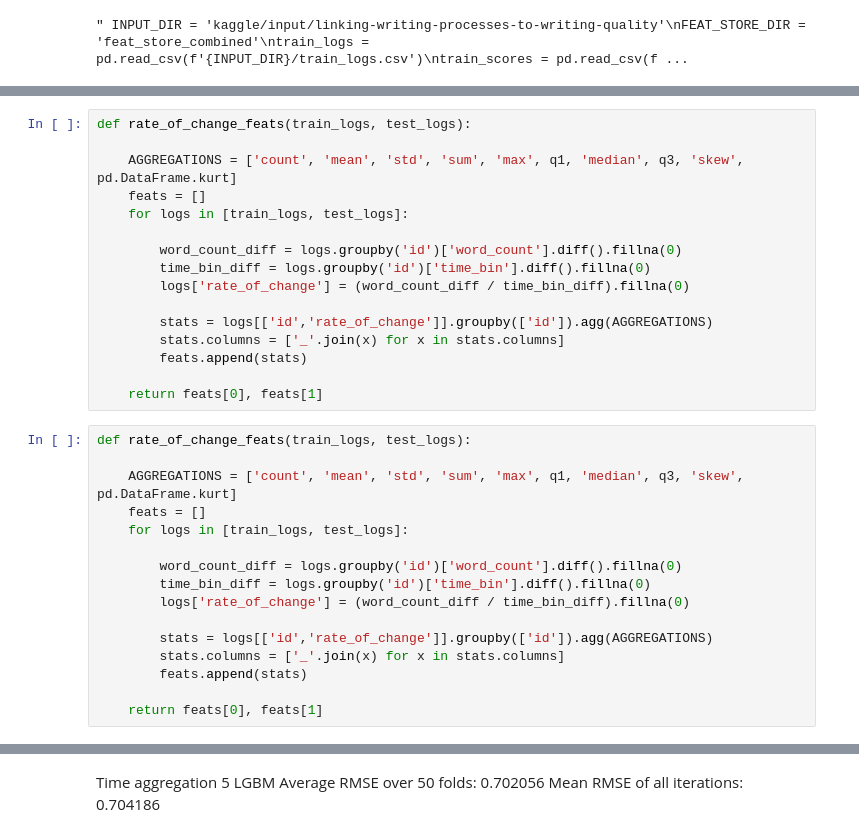
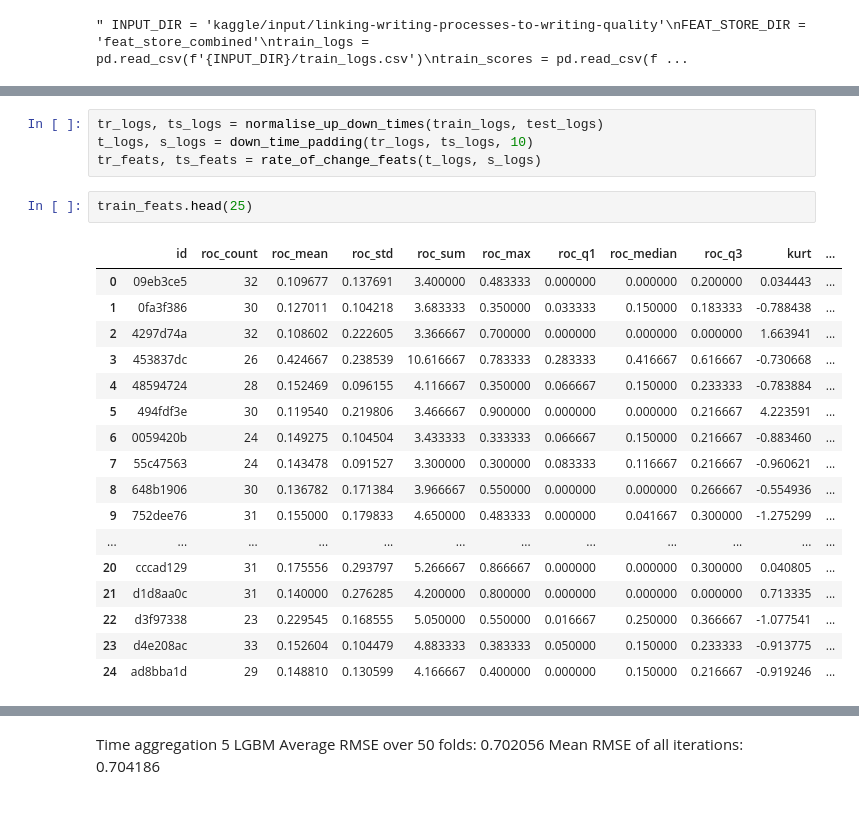
Before and after one commit to uallende/linking_writing_quality, a Jupyter notebook: EDA.ipynb, the cells around one changed output, grey strips where cells are left out. Saved outputs shown, nothing was run; the diff lists cells and outputs as text; blank space fills up the shorter version.

```diff
--- a/EDA.ipynb
+++ b/EDA.ipynb
@@ -479,33 +27,25 @@ def down_time_padding(train_logs, test_logs, time_agg):
-# %%
-def rate_of_change_feats(train_logs, test_logs):
-
-    AGGREGATIONS = ['count', 'mean', 'std', 'sum', 'max', q1, 'median', q3, 'skew', pd.DataFrame.kurt]
-    feats = []
-    for logs in [train_logs, test_logs]:
-
-        word_count_diff = logs.groupby('id')['word_count'].diff().fillna(0)
-        time_bin_diff = logs.groupby('id')['time_bin'].diff().fillna(0)
-        logs['rate_of_change'] = (word_count_diff / time_bin_diff).fillna(0)
-
-        stats = logs[['id','rate_of_change']].groupby(['id']).agg(AGGREGATIONS)
-        stats.columns = ['_'.join(x) for x in stats.columns]
-        feats.append(stats)
-
-    return feats[0], feats[1]
-# %%
-def rate_of_change_feats(train_logs, test_logs):
-
-    AGGREGATIONS = ['count', 'mean', 'std', 'sum', 'max', q1, 'median', q3, 'skew', pd.DataFrame.kurt]
-    feats = []
-    for logs in [train_logs, test_logs]:
-
-        word_count_diff = logs.groupby('id')['word_count'].diff().fillna(0)
-        time_bin_diff = logs.groupby('id')['time_bin'].diff().fillna(0)
-        logs['rate_of_change'] = (word_count_diff / time_bin_diff).fillna(0)
-
-        stats = logs[['id','rate_of_change']].groupby(['id']).agg(AGGREGATIONS)
-        stats.columns = ['_'.join(x) for x in stats.columns]
-        feats.append(stats)
-
-    return feats[0], feats[1]
+# %%
+tr_logs, ts_logs = normalise_up_down_times(train_logs, test_logs)
+t_logs, s_logs = down_time_padding(tr_logs, ts_logs, 10)
+tr_feats, ts_feats = rate_of_change_feats(t_logs, s_logs)
+# %%
+train_feats.head(25)
+# %% [output]
+|  | id | roc_count | roc_mean | roc_std | roc_sum | roc_max | roc_q1 | roc_median | roc_q3 | kurt | ... |
+| 0 | 09eb3ce5 | 32 | 0.109677 | 0.137691 | 3.400000 | 0.483333 | 0.000000 | 0.000000 | 0.200000 | 0.034443 | ... |
+| 1 | 0fa3f386 | 30 | 0.127011 | 0.104218 | 3.683333 | 0.350000 | 0.033333 | 0.150000 | 0.183333 | -0.788438 | ... |
+| 2 | 4297d74a | 32 | 0.108602 | 0.222605 | 3.366667 | 0.700000 | 0.000000 | 0.000000 | 0.000000 | 1.663941 | ... |
+| 3 | 453837dc | 26 | 0.424667 | 0.238539 | 10.616667 | 0.783333 | 0.283333 | 0.416667 | 0.616667 | -0.730668 | ... |
+| 4 | 48594724 | 28 | 0.152469 | 0.096155 | 4.116667 | 0.350000 | 0.066667 | 0.150000 | 0.233333 | -0.783884 | ... |
+| 5 | 494fdf3e | 30 | 0.119540 | 0.219806 | 3.466667 | 0.900000 | 0.000000 | 0.000000 | 0.216667 | 4.223591 | ... |
+| 6 | 0059420b | 24 | 0.149275 | 0.104504 | 3.433333 | 0.333333 | 0.066667 | 0.150000 | 0.216667 | -0.883460 | ... |
+| 7 | 55c47563 | 24 | 0.143478 | 0.091527 | 3.300000 | 0.300000 | 0.083333 | 0.116667 | 0.216667 | -0.960621 | ... |
+| 8 | 648b1906 | 30 | 0.136782 | 0.171384 | 3.966667 | 0.550000 | 0.000000 | 0.000000 | 0.266667 | -0.554936 | ... |
+| 9 | 752dee76 | 31 | 0.155000 | 0.179833 | 4.650000 | 0.483333 | 0.000000 | 0.041667 | 0.300000 | -1.275299 | ... |
+| ... | ... | ... | ... | ... | ... | ... | ... | ... | ... | ... | ... |
+| 20 | cccad129 | 31 | 0.175556 | 0.293797 | 5.266667 | 0.866667 | 0.000000 | 0.000000 | 0.300000 | 0.040805 | ... |
+| 21 | d1d8aa0c | 31 | 0.140000 | 0.276285 | 4.200000 | 0.800000 | 0.000000 | 0.000000 | 0.000000 | 0.713335 | ... |
+| 22 | d3f97338 | 23 | 0.229545 | 0.168555 | 5.050000 | 0.550000 | 0.016667 | 0.250000 | 0.366667 | -1.077541 | ... |
+| 23 | d4e208ac | 33 | 0.152604 | 0.104479 | 4.883333 | 0.383333 | 0.050000 | 0.150000 | 0.233333 | -0.913775 | ... |
+| 24 | ad8bba1d | 29 | 0.148810 | 0.130599 | 4.166667 | 0.400000 | 0.000000 | 0.150000 | 0.216667 | -0.919246 | ... |
 # %%
```
Also changed, not shown: parts of 34 cells of this notebook, 1 other file.
